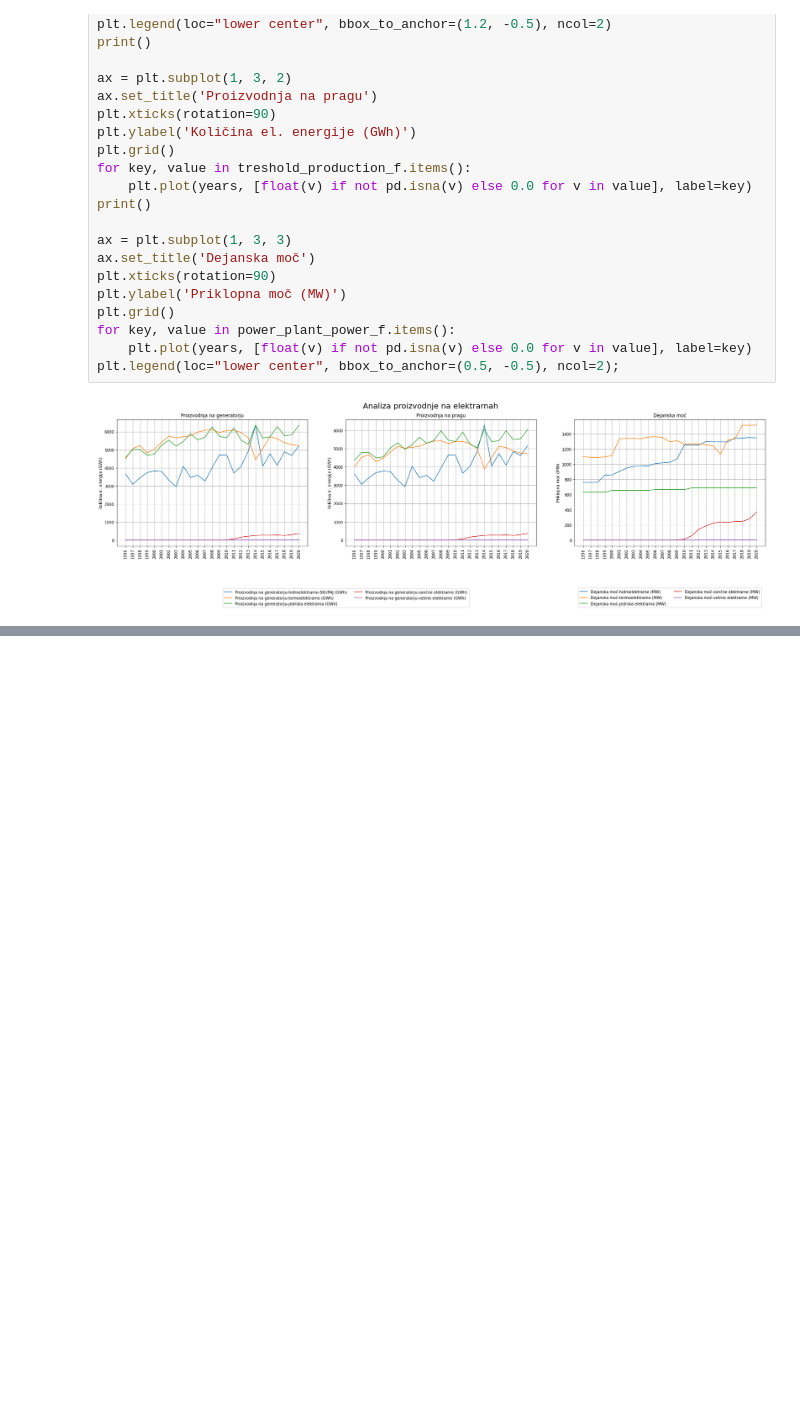
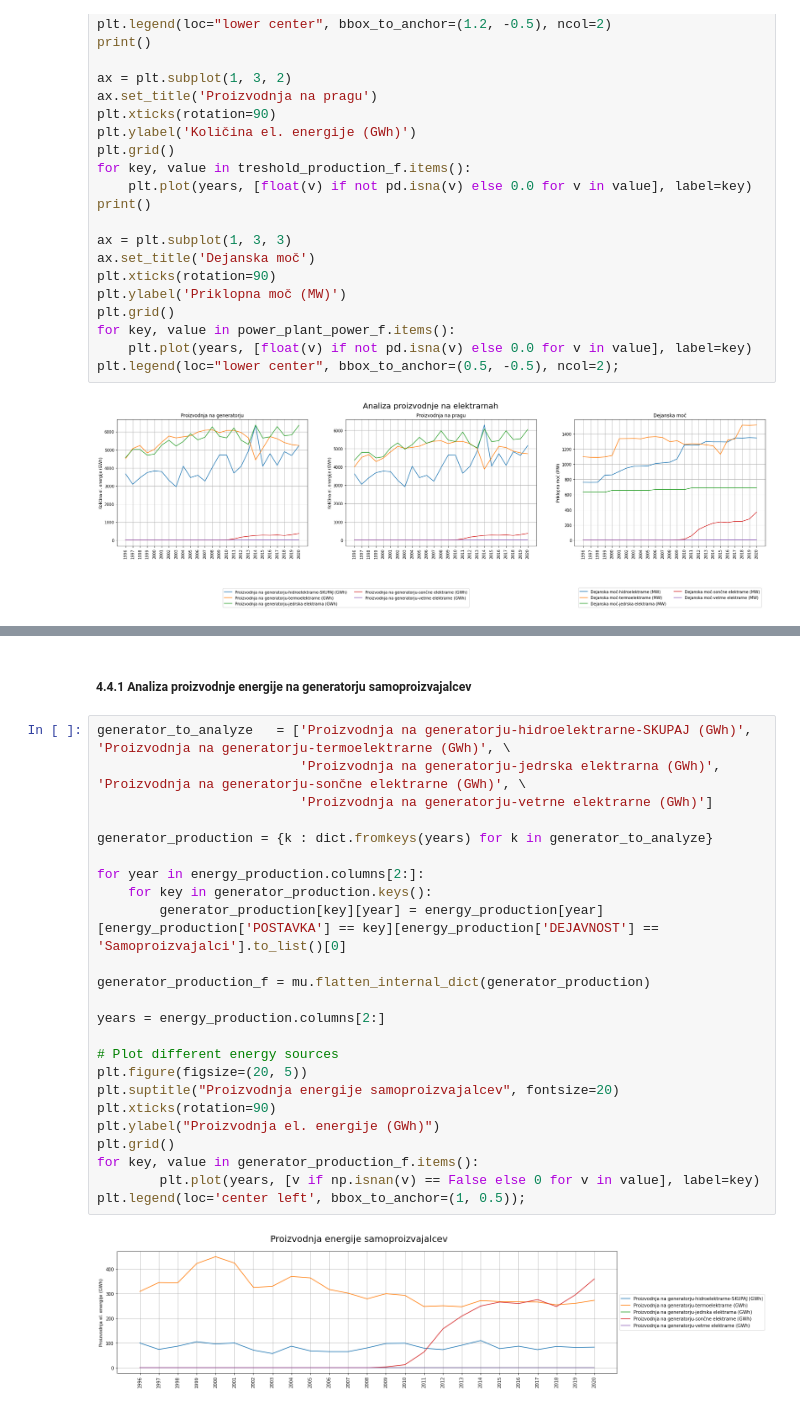
Before and after one commit to cugalord/PR21_NVZ-LS-BK-NZ, a Jupyter notebook: src/energy_production_analysis.ipynb, the cells around one changed output, grey strips where cells are left out. Saved outputs shown, nothing was run; the diff lists cells and outputs as text; blank space fills up the shorter version.

```diff
--- a/src/energy_production_analysis.ipynb
+++ b/src/energy_production_analysis.ipynb
@@ -275,0 +282,28 @@ plt.legend(loc="lower center", bbox_to_anchor=(0.5, -0.5), ncol=2);
+# %% [markdown]
+##### 4.4.1 Analiza proizvodnje energije na generatorju samoproizvajalcev
+# %%
+generator_to_analyze   = ['Proizvodnja na generatorju-hidroelektrarne-SKUPAJ (GWh)', 'Proizvodnja na generatorju-termoelektrarne (GWh)', \
+                          'Proizvodnja na generatorju-jedrska elektrarna (GWh)', 'Proizvodnja na generatorju-sončne elektrarne (GWh)', \
+                          'Proizvodnja na generatorju-vetrne elektrarne (GWh)']
+
+generator_production = {k : dict.fromkeys(years) for k in generator_to_analyze}
+
+for year in energy_production.columns[2:]:
+    for key in generator_production.keys():
+        generator_production[key][year] = energy_production[year][energy_production['POSTAVKA'] == key][energy_production['DEJAVNOST'] == 'Samoproizvajalci'].to_list()[0]
+
+generator_production_f = mu.flatten_internal_dict(generator_production)
+
+years = energy_production.columns[2:]
+
+# Plot different energy sources
+plt.figure(figsize=(20, 5))
+plt.suptitle("Proizvodnja energije samoproizvajalcev", fontsize=20)
+plt.xticks(rotation=90)
+plt.ylabel("Proizvodnja el. energije (GWh)")
+plt.grid()
+for key, value in generator_production_f.items():
+        plt.plot(years, [v if np.isnan(v) == False else 0 for v in value], label=key)
+plt.legend(loc='center left', bbox_to_anchor=(1, 0.5));
+# %% [output]
+[figure, added]
```
Also changed, not shown: parts of 7 cells of this notebook.
